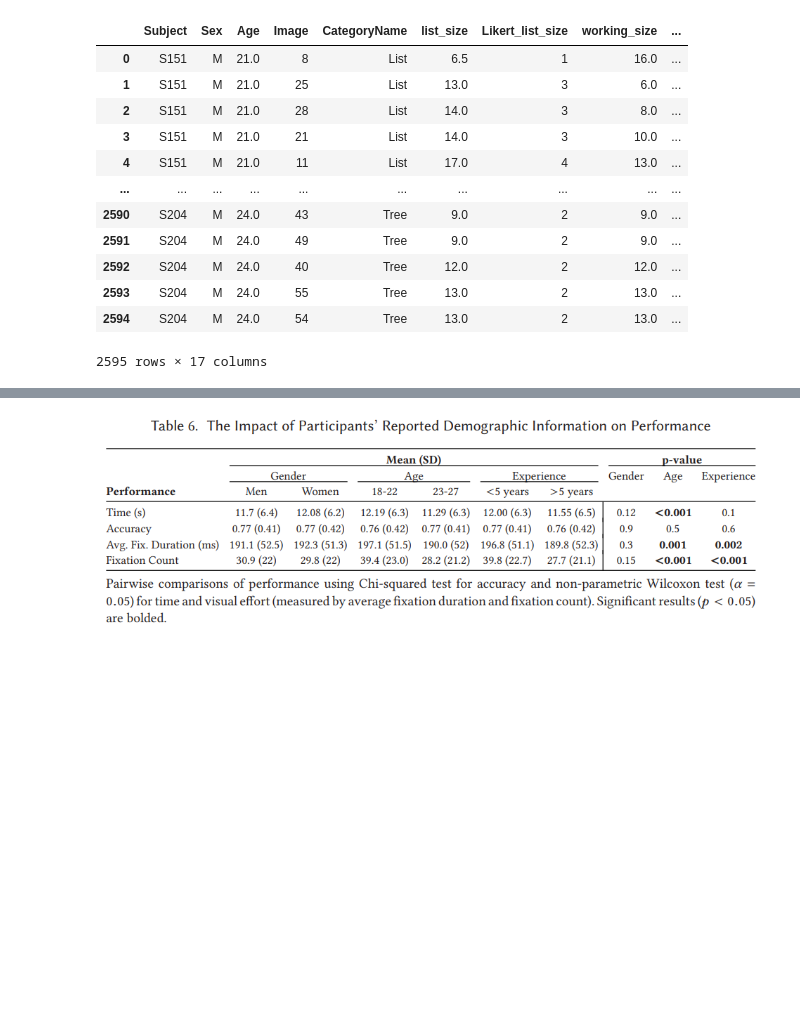
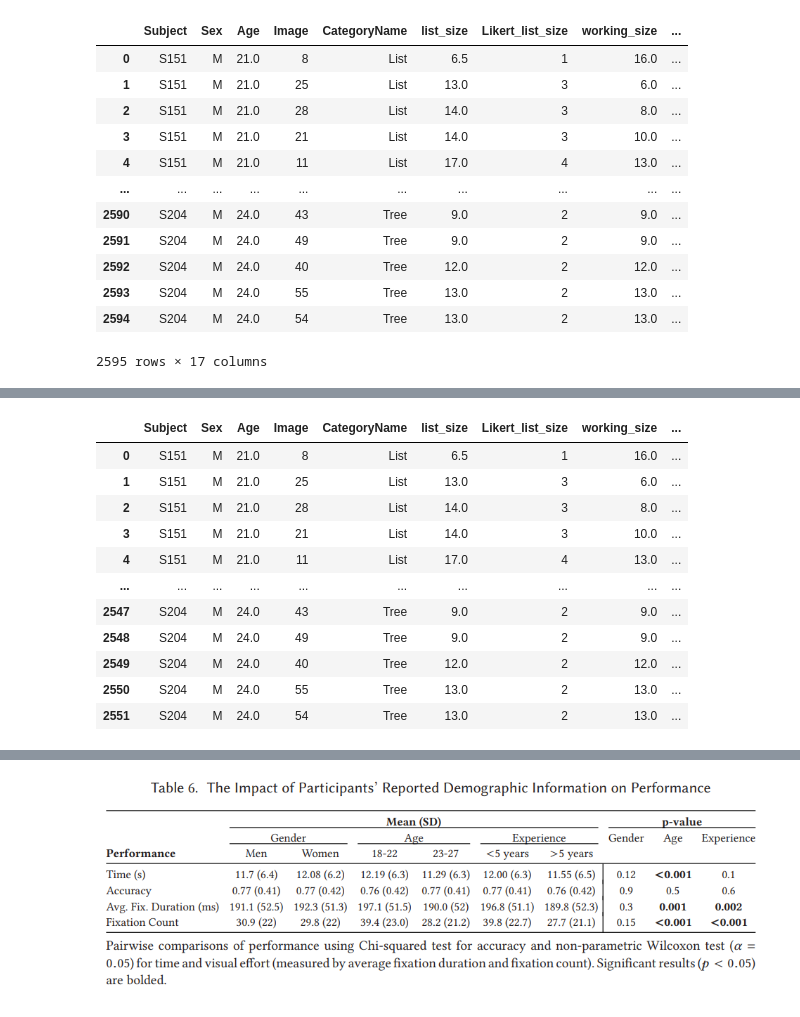
Before and after one commit to brains-on-code/eye-tracking-tools-influence, a Jupyter notebook: Study4.ipynb, the cells around one changed output, grey strips where cells are left out. Saved outputs shown, nothing was run; the diff lists cells and outputs as text; code cells hidden in the pictures; blank space fills up the shorter version.

Commit message:
Added comparison of study 4 with Ogama

```diff
--- a/Study4.ipynb
+++ b/Study4.ipynb
@@ -153,0 +146,15 @@ Original Results
+# %%
+# Function to make the file compatible with Ogama
+import pandas as pd
+
+# We load the original data from the file data/4/formatted-raw-data/151/ogama.txt
+data = pd.read_csv('data/4/formatted-raw-data/153/ogama.txt', sep=',', skiprows=0, encoding='utf-16')
+
+# Change the values of the ImageName column to remove the last 4 characters
+data[' ImageName'] = data[' ImageName'].str[:-4]
+
+# We remove all rows where Included? is "N"
+data = data[data[' Included?'] == "Y"]
+
+# Save it again as ogama2.csv
+data.to_csv('data/4/formatted-raw-data/153/changed.csv', index=False)
@@ -153,0 +289,63 @@ Original Results
+# %%
+import pandas as pd
+
+# Path to database
+database_path = 'G:\\Dokumente\\OgamaExperiments\\Experiment4_1\\Database\\Experiment4_1.db'
+
+total_results = pd.DataFrame()
+
+def calculate_results_for_subject(subject):
+	# Connect to database
+	import sqlite3
+	conn = sqlite3.connect(database_path)
+	c = conn.cursor()
+
+	# Export all fixations for the subject
+	c.execute("SELECT * FROM GazeFixations WHERE SubjectName = ?", (subject,))
+	fixations = c.fetchall()
+
+	# Save it into a dataframe
+	fixations_df = pd.DataFrame(fixations)
+
+	# Set the column names of the dataframe
+	fixations_df.columns = ['ID', 'SubjectName', 'TrialID', 'TrialSequence', 'CountInTrial', 'StartTime', 'Length', 'PosX', 'PosY']
+
+	# For each TrialID, we calculate the total fixation count, fixation duration and average fixation duration
+	results = pd.DataFrame()
+	results['Total Fixation Count'] = fixations_df.groupby('TrialID')['ID'].count()
+	results['Total Fixation Duration'] = fixations_df.groupby('TrialID')['Length'].sum()
+	results['Average Fixation Duration'] = fixations_df.groupby('TrialID')['Length'].mean()
+	results['Subject'] = subject
+
+
+	return results
+
+
+
+
+for i in range(151, 205):
+	# If the folder i exists
+	path = 'data/4/formatted-raw-data/' + str(i)
+	if os.path.isdir(path):
+		# Append to the total_results dataframe
+		total_results = total_results.append(calculate_results_for_subject('S' + str(i)))
+
+
+
+# We load the original results from the file data/4/processed-data/fixationsAll.csv
+fixationsAll = pd.read_csv('results/original_data_4.csv')
+
+# We only keep the columns Subject, Sex, Age, Image, CategoryName, list_size, Likert_list_size, working_size, Likert_working_size, total_size, Likert_total_size and StimulusType
+fixationsAll = fixationsAll[['Subject', 'Sex', 'Age', 'Image', 'CategoryName', 'list_size', 'Likert_list_size', 'working_size', 'Likert_working_size', 'total_size', 'Likert_total_size',
+'StimulusType']]
+fixationsAll['Subject'] = fixationsAll['Subject'].astype("string")
+fixationsAll['Image'] = fixationsAll['Image'].astype('int32')
+
+
+# We combine the two dataframes into one by combining the columns where the values of Participant and Task are the same
+results_ogama = pd.merge(fixationsAll, total_results, how='inner', left_on=['Subject', 'Image'], right_on=['Subject', 'TrialID'])
+# Rename the columns Fixation Count, Total Fixation Duration and Average Fixation Duration
+results_ogama = results_ogama.rename(columns={'Total Fixation Count': 'Fixation Count', 'Total Fixation Duration': 'Total Fixation Duration [ms]', 'Average Fixation Duration': 'Average Fixation Duration [ms]'})
+
+results_ogama
+# %% [output]
@@ -153,0 +369,12 @@ Original Results
+|  | Subject | Sex | Age | Image | CategoryName | list_size | Likert_list_size | working_size | ... |
+| 0 | S151 | M | 21.0 | 8 | List | 6.5 | 1 | 16.0 | ... |
+| 1 | S151 | M | 21.0 | 25 | List | 13.0 | 3 | 6.0 | ... |
+| 2 | S151 | M | 21.0 | 28 | List | 14.0 | 3 | 8.0 | ... |
+| 3 | S151 | M | 21.0 | 21 | List | 14.0 | 3 | 10.0 | ... |
+| 4 | S151 | M | 21.0 | 11 | List | 17.0 | 4 | 13.0 | ... |
+| ... | ... | ... | ... | ... | ... | ... | ... | ... | ... |
+| 2547 | S204 | M | 24.0 | 43 | Tree | 9.0 | 2 | 9.0 | ... |
+| 2548 | S204 | M | 24.0 | 49 | Tree | 9.0 | 2 | 9.0 | ... |
+| 2549 | S204 | M | 24.0 | 40 | Tree | 12.0 | 2 | 12.0 | ... |
+| 2550 | S204 | M | 24.0 | 55 | Tree | 13.0 | 2 | 13.0 | ... |
+| 2551 | S204 | M | 24.0 | 54 | Tree | 13.0 | 2 | 13.0 | ... |
```
Also changed, not shown: parts of 19 cells of this notebook, 1 other file.
